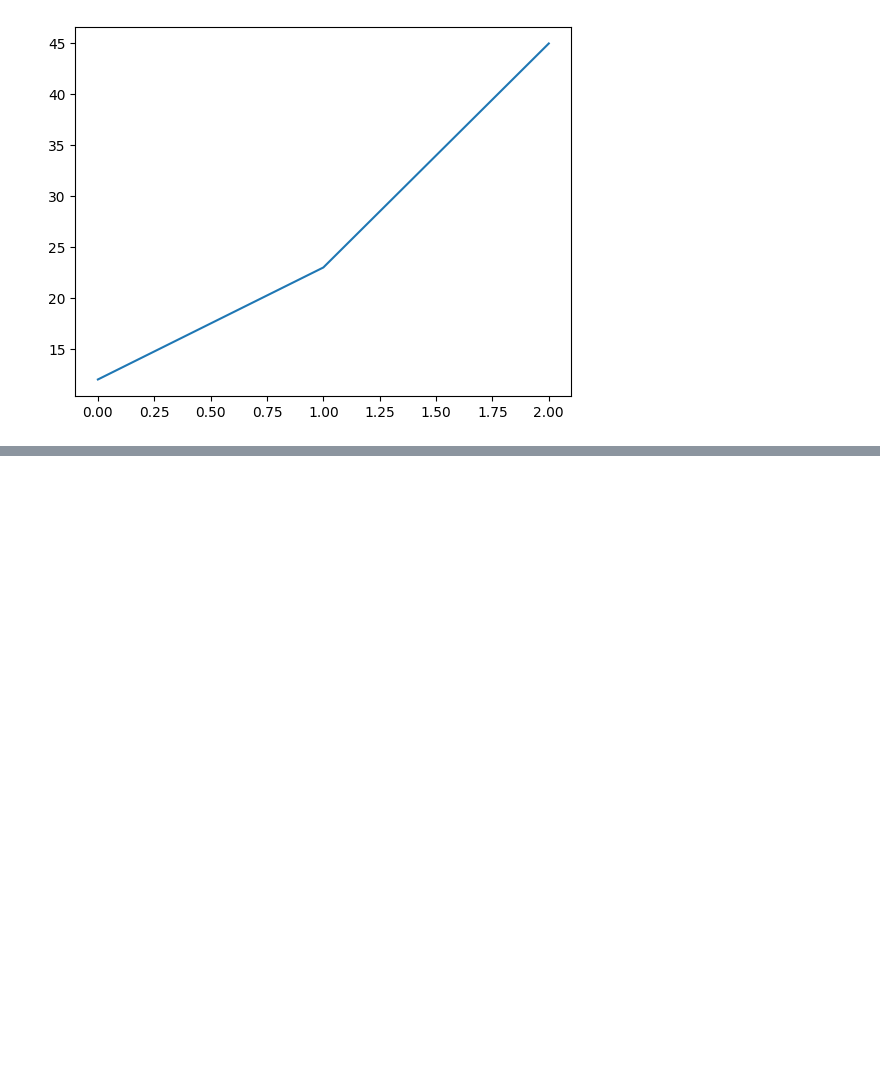
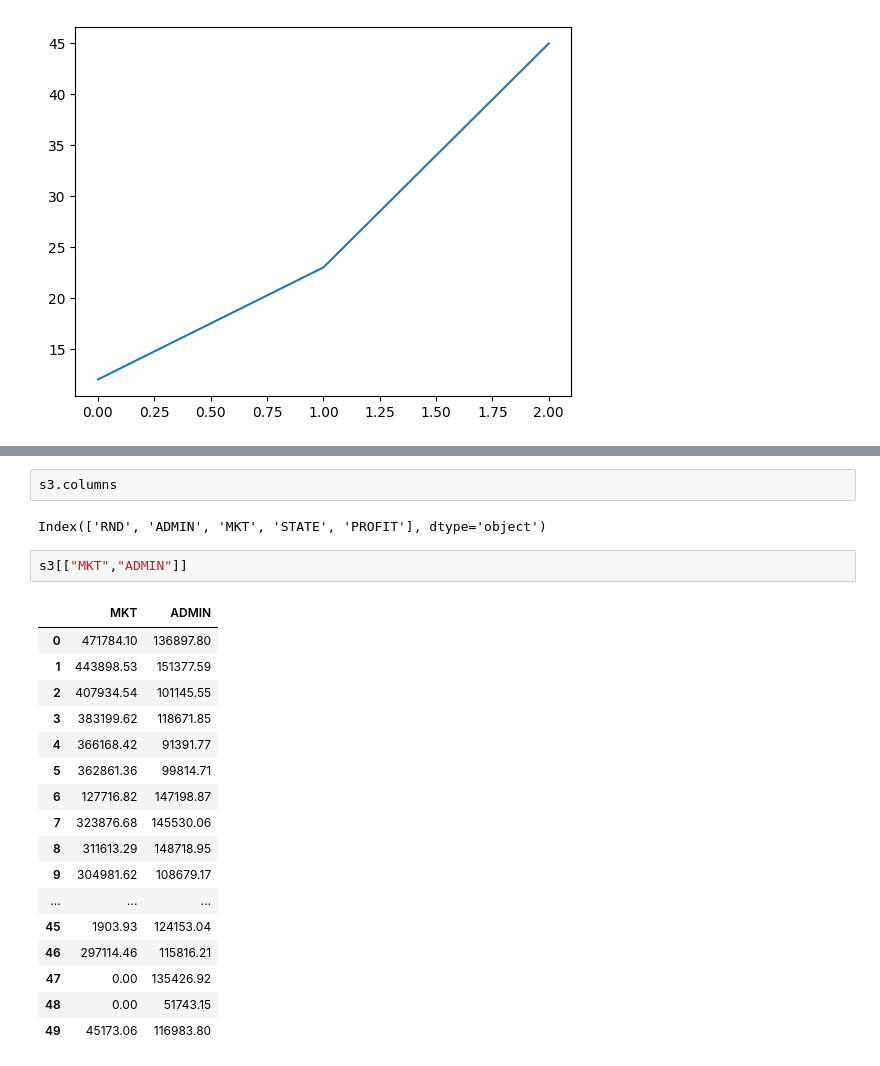
Before and after one commit to neelima225/repository18-3, a Jupyter notebook: pratices/mathplot.ipynb, the cells around one changed output, grey strips where cells are left out. Drawn from its saved outputs; the diff is of its cells as text; blank space fills up the shorter version.

```diff
--- a/pratices/mathplot.ipynb
+++ b/pratices/mathplot.ipynb
@@ -39,0 +127,24 @@ SyntaxError: ':' expected after dictionary key (303767536.py, line 1)
+# %%
+s3.columns
+# %% [output]
+Index(['RND', 'ADMIN', 'MKT', 'STATE', 'PROFIT'], dtype='object')
+# %%
+s3[["MKT","ADMIN"]]
+# %% [output]
+|  | MKT | ADMIN |
+| 0 | 471784.10 | 136897.80 |
+| 1 | 443898.53 | 151377.59 |
+| 2 | 407934.54 | 101145.55 |
+| 3 | 383199.62 | 118671.85 |
+| 4 | 366168.42 | 91391.77 |
+| 5 | 362861.36 | 99814.71 |
+| 6 | 127716.82 | 147198.87 |
+| 7 | 323876.68 | 145530.06 |
+| 8 | 311613.29 | 148718.95 |
+| 9 | 304981.62 | 108679.17 |
+| ... | ... | ... |
+| 45 | 1903.93 | 124153.04 |
+| 46 | 297114.46 | 115816.21 |
+| 47 | 0.00 | 135426.92 |
+| 48 | 0.00 | 51743.15 |
+| 49 | 45173.06 | 116983.80 |
```
Also changed, not shown: parts of 29 cells of this notebook, 1 other file.
